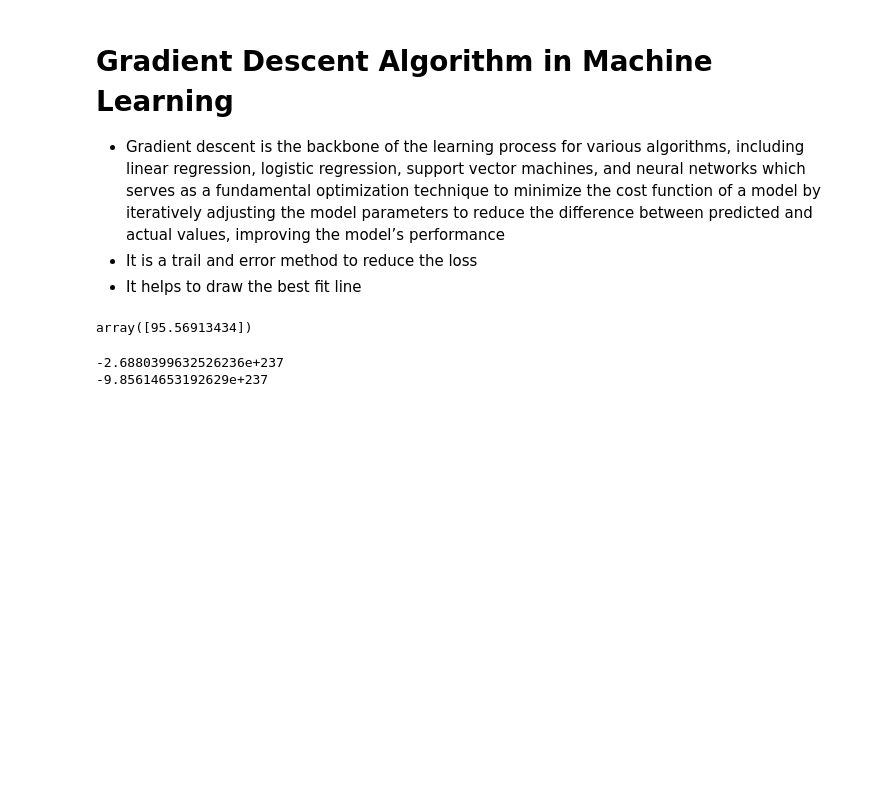
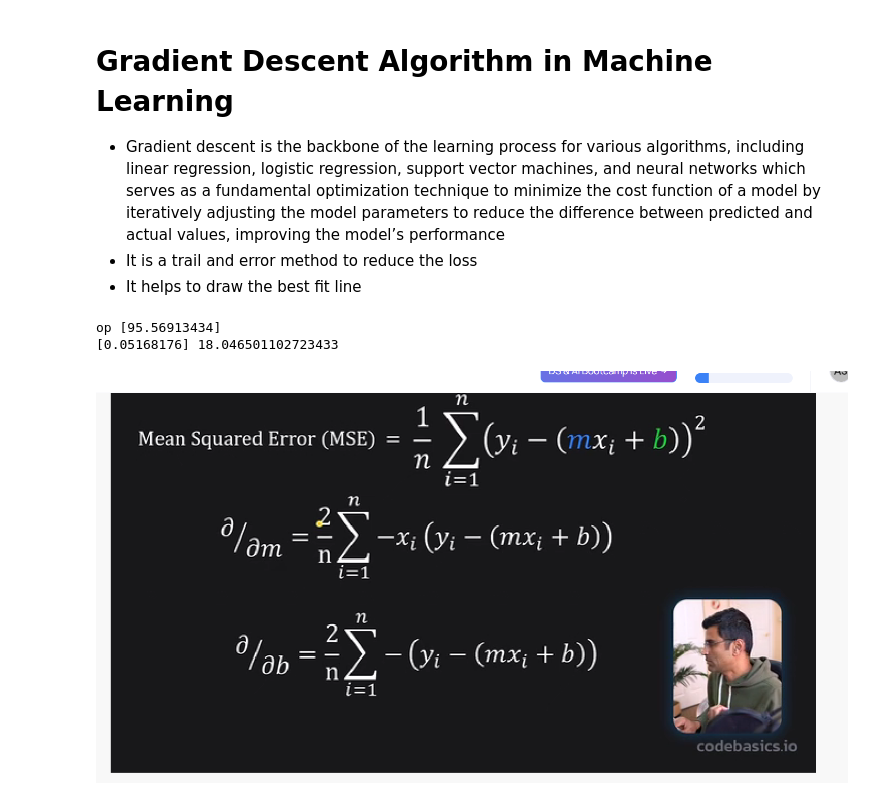
Before and after one commit to Shanmukh15501/DSML_PRACTISE_FILES, a Jupyter notebook: ML/3_linear_regression.ipynb, the cells around one changed output. Drawn from its saved outputs; the diff is of its cells as text; code cells hidden in the pictures; blank space fills up the shorter version.

```diff
--- a/ML/3_linear_regression.ipynb
+++ b/ML/3_linear_regression.ipynb
@@ -88,42 +141,26 @@ Kullback-Leibler Divergence: 0.09695352463929671
 #This uses gradient descent internally
 import pandas as pd
 from sklearn.linear_model import LinearRegression
+import numpy as np
 
 
-df = pd.read_csv("C:\\Users\\shanmukh.adari\\Documents\\GitHub\\DSML_PRACTISE_FILES\\DATASETS\\home_single_prices.csv")
+df = pd.read_csv("D:\\utils\\DataSets\\home_single_prices.csv")
 df.head()
 
 
 model = LinearRegression()
 model.fit(df[['area_sqr_ft']], df['price_lakhs'])
 
-model.predict([[1500]])
+print("op",model.predict([[1500]]))
+
+print(model.coef_,model.intercept_)
 # %% [output]
-array([95.56913434])
+op [95.56913434]
+[0.05168176] 18.046501102723433
-# %%
-#Lets do it without using the function
-
-x=np.array([1,2,3,4,5])
-y=np.array([5,7,9,11,13])
-m=0
-c=0
-lr=0.1
-b,m=0,0
-
-epochs=3000
-for i in range(epochs):
-    y_pred=m*x+c
-    error=y-y_pred
-    cost_func=np.mean(error**2)
-            # Calculate gradients
-    db = -2 * np.mean(error)  # Derivative w.r.t. intercept b
-    dm = -2 * np.mean(error * x)  # Derivative w.r.t. slope m
-    # Update parameters
-    b -= lr * db
-    m -= lr * dm
-
-print(b)
-print(m)
-# %% [output]
--2.6880399632526236e+237
--9.85614653192629e+237
+# %%
+from IPython.display import Image
+
+# Provide the path to the image file (can be a URL as well)
+Image('D:\\PROJECT_PRACTISE_DIRS\\DSML_PRACTISE_FILES\\STATISTICS\\images\\mse.png')
+# %% [output]
+[figure, added]
```
Also changed, not shown: parts of 18 cells of this notebook, 4 other files.
